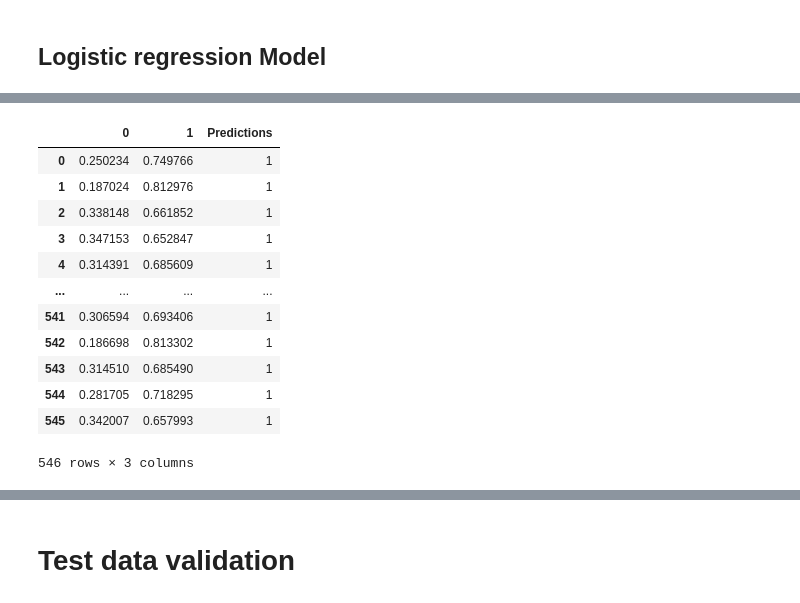
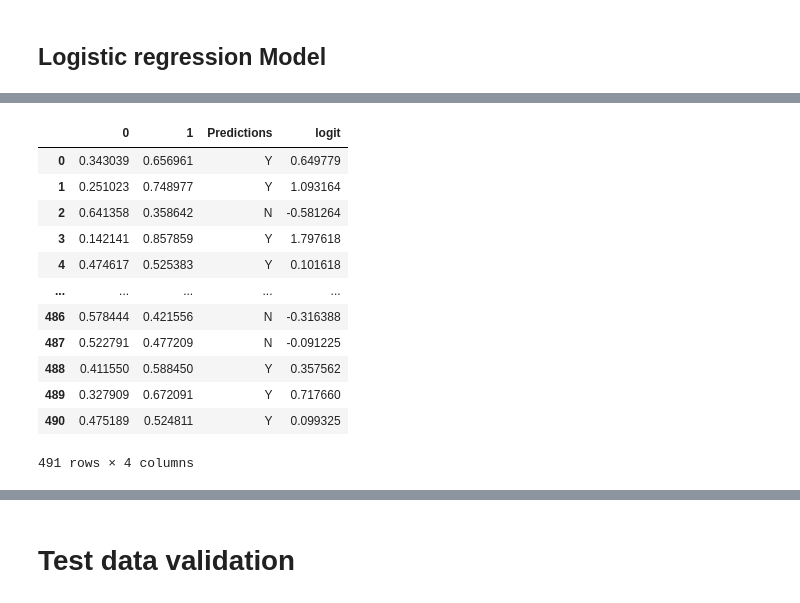
Before and after one commit to EdwinVivek/loan-eligibility-prediction, a Jupyter notebook: loan_eligibility_prediction.ipynb, the cells around one changed output, grey strips where cells are left out. Drawn from its saved outputs; the diff is of its cells as text; code cells hidden in the pictures.

```diff
--- a/loan_eligibility_prediction.ipynb
+++ b/loan_eligibility_prediction.ipynb
@@ -18,11 +21,7 @@ from sklearn.preprocessing import FunctionTransformer
 
 %matplotlib inline
 # %%
-loan = pd.read_csv(os.path.abspath(os.path.join(os.getcwd(), os.pardir, 'data\\train_loanpred.csv')))
-#tree_loan_cols = ['Gender', 'Married', 'Education',
-                 # 'Self_Employed','ApplicantIncome', 'LoanAmount','Property_Area', 'Loan_Status']
-#tree_loan = loan[tree_loan_cols]
-#tree_loan.head(5)
+loan = pd.read_csv(os.path.abspath(os.path.join(os.getcwd(), 'data\\train_loanpred.csv')))
 loan.head()
 # %% [output]
 |  | Loan_ID | Gender | Married | Dependents | Education | Self_Employed | ApplicantIncome | CoapplicantIncome | ... |
@@ -636,0 +589,7 @@ rfe_df
+# %%
+X = loan_final.loc[:, ~loan_final.columns.isin(["Loan_Status"])]
+y = loan_final["Loan_Status"]
+X_train, X_valid, y_train, y_valid = train_test_split(X, y, test_size = 0.2, random_state = 20, stratify=y)
+# %%
+logistic = LogisticRegression(solver='liblinear', multi_class='ovr', class_weight='balanced')
+logistic.fit(X_train, np.ravel(y_train))
@@ -655,20 +628,21 @@ Score: 0.6872909698996655
 # %%
-y_pred = reg.predict(x_test)
-pred_proba = reg.predict_proba(x_test)
+y_train_pred = logistic.predict(X_train)
+pred_proba = logistic.predict_proba(X_train)
 pred_df = pd.DataFrame(pred_proba)
-pred_df["Predictions"] = y_pred
+pred_df["Predictions"] = y_train_pred
+pred_df["logit"] = np.log(pred_df[1]/ (1 - pred_df[1]))
 pred_df
 # %% [output]
-|  | 0 | 1 | Predictions |
-| 0 | 0.250234 | 0.749766 | 1 |
-| 1 | 0.187024 | 0.812976 | 1 |
-| 2 | 0.338148 | 0.661852 | 1 |
-| 3 | 0.347153 | 0.652847 | 1 |
-| 4 | 0.314391 | 0.685609 | 1 |
-| ... | ... | ... | ... |
-| 541 | 0.306594 | 0.693406 | 1 |
-| 542 | 0.186698 | 0.813302 | 1 |
-| 543 | 0.314510 | 0.685490 | 1 |
-| 544 | 0.281705 | 0.718295 | 1 |
-| 545 | 0.342007 | 0.657993 | 1 |
+|  | 0 | 1 | Predictions | logit |
+| 0 | 0.343039 | 0.656961 | Y | 0.649779 |
+| 1 | 0.251023 | 0.748977 | Y | 1.093164 |
+| 2 | 0.641358 | 0.358642 | N | -0.581264 |
+| 3 | 0.142141 | 0.857859 | Y | 1.797618 |
+| 4 | 0.474617 | 0.525383 | Y | 0.101618 |
+| ... | ... | ... | ... | ... |
+| 486 | 0.578444 | 0.421556 | N | -0.316388 |
+| 487 | 0.522791 | 0.477209 | N | -0.091225 |
+| 488 | 0.411550 | 0.588450 | Y | 0.357562 |
+| 489 | 0.327909 | 0.672091 | Y | 0.717660 |
+| 490 | 0.475189 | 0.524811 | Y | 0.099325 |
-546 rows × 3 columns
+491 rows × 4 columns
```
Also changed, not shown: parts of 36 cells of this notebook.
